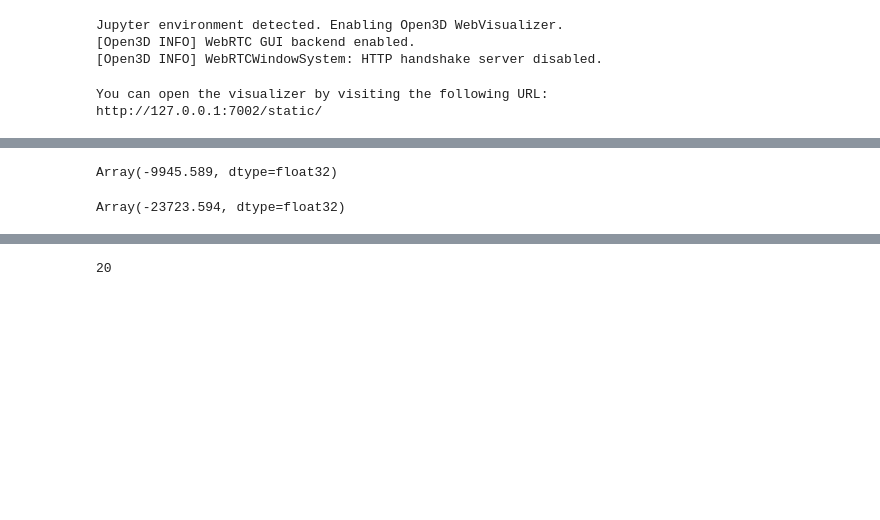
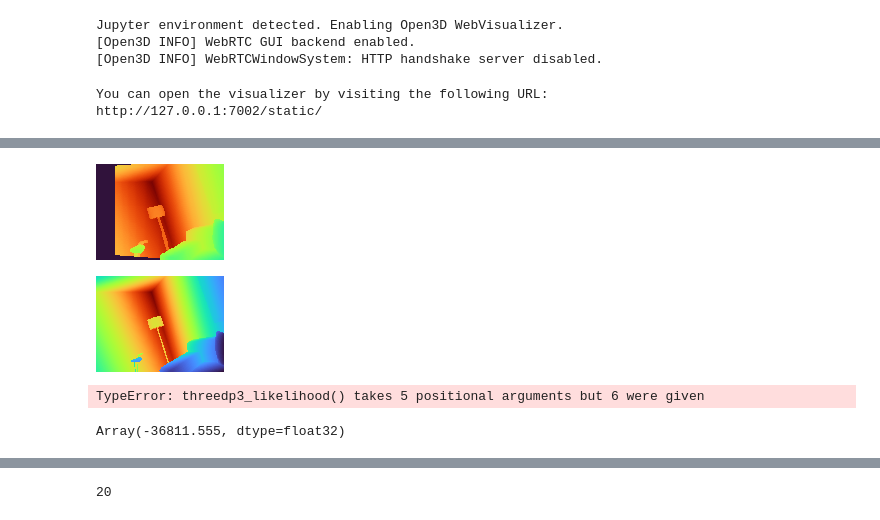
Before and after one commit to probcomp/bayes3d, a Jupyter notebook: experiments/slam/slam.ipynb, the cells around one changed output, grey strips where cells are left out. Cells and saved outputs as stored; diff of their text form; code cells hidden in the pictures; blank space fills up the shorter version.

```diff
--- a/experiments/slam/slam.ipynb
+++ b/experiments/slam/slam.ipynb
@@ -57,0 +69,2 @@ point_cloud_2 = apply_transform(unproject_depth(depths[T2], intrinsics), poses[T
+# %%
+mesh = j.mesh.make_voxel_mesh_from_point_cloud(point_cloud_image_1.reshape(-1,3), 0.05)
@@ -57,0 +82,25 @@ point_cloud_2 = apply_transform(unproject_depth(depths[T2], intrinsics), poses[T
+# %%
+pose_estimate = jnp.eye(4)
+NUM_SAMPLES_FOR_ESTIMATE=500
+keys = jax.random.split(jax.random.PRNGKey(4), NUM_SAMPLES_FOR_ESTIMATE)
+var,conc =  0.01, 1000.0
+get_proposals = jax.jit(jax.vmap(lambda key,pose_estimate,var,conc: j.distributions.gaussian_vmf_sample(
+    key, pose_estimate, var, conc),in_axes=(0,None,None,None)))
+best_score = -jnp.inf
+# %%
+for _ in tqdm(range(10)):
+    for (var,conc) in [(0.01, 2000.0),(0.001, 2000.0),(0.1, 600.0)]:
+        pose_proposals = get_proposals(keys, pose_estimate, var, conc)
+        keys = jax.random.split(keys[0], NUM_SAMPLES_FOR_ESTIMATE)
+        rendered_images = renderer.render_parallel(pose_proposals, 0)[...,:3]
+        weights = j.threedp3_likelihood_parallel_jit(point_cloud_image_2, rendered_images, 0.0001, 0.1, 1.0)
+        if weights.max() > best_score:
+            best_score = weights.max()
+            pose_estimate = pose_proposals[weights.argmax()]
+        print(best_score)
+
+    reconstruction = renderer.render_single_object(pose_estimate, 0)[:,:,:3]
+
+j.meshcat.clear()
+j.meshcat.show_cloud("1", point_cloud_image_2.reshape(-1,3))
+j.meshcat.show_cloud("2", reconstruction.reshape(-1,3), color=j.RED)
@@ -58 +138,9 @@ point_cloud_2 = apply_transform(unproject_depth(depths[T2], intrinsics), poses[T
+# %%
+j.get_depth_image(renderer.render_single_object(pose_estimate, 0)[...,2])
+# %% [output]
+[figure, added]
+# %%
+j.get_depth_image(point_cloud_image_2[:,:,2])
+# %% [output]
+[figure, added]
 # %%
@@ -66,9 +154,9 @@ j.meshcat.clear()
 j.meshcat.show_cloud("1", point_cloud_1.reshape(-1,3))
 j.meshcat.show_cloud("2", point_cloud_2.reshape(-1,3), color=j.RED)
 
-R = 0.001
-OUTLIER_PROB = 0.1
+R = jnp.array([0.0001])
+OUTLIER_PROB = 0.05
 OUTLIER_VOLUME = 1.0
-j.threedp3_likelihood_jit(point_cloud_1, point_cloud_2, R, OUTLIER_PROB, OUTLIER_VOLUME)
+j.threedp3_likelihood_jit(point_cloud_1, point_cloud_2, jnp.zeros((point_cloud_2.shape[0], point_cloud_2.shape[1])), R,OUTLIER_PROB, OUTLIER_VOLUME)
 # %% [output]
-Array(-9945.589, dtype=float32)
+TypeError: threedp3_likelihood() takes 5 positional arguments but 6 were given
@@ -79,7 +180,7 @@ j.meshcat.show_cloud("2", point_cloud_2_corrected.reshape(-1,3), color=j.RED)
 
 j.meshcat.show_pose("pose", correction_transform)
 j.threedp3_likelihood_jit(point_cloud_1, j.t3d.apply_transform(point_cloud_2,
-    correction_transform), R, OUTLIER_PROB, OUTLIER_VOLUME)
+    correction_transform), jnp.zeros((point_cloud_2.shape[0], point_cloud_2.shape[1])), R,OUTLIER_PROB, OUTLIER_VOLUME)
 # %% [output]
-Array(-23723.594, dtype=float32)
+Array(-36811.555, dtype=float32)
 # %%
```
Also changed, not shown: parts of 17 cells of this notebook, 3 other files.
